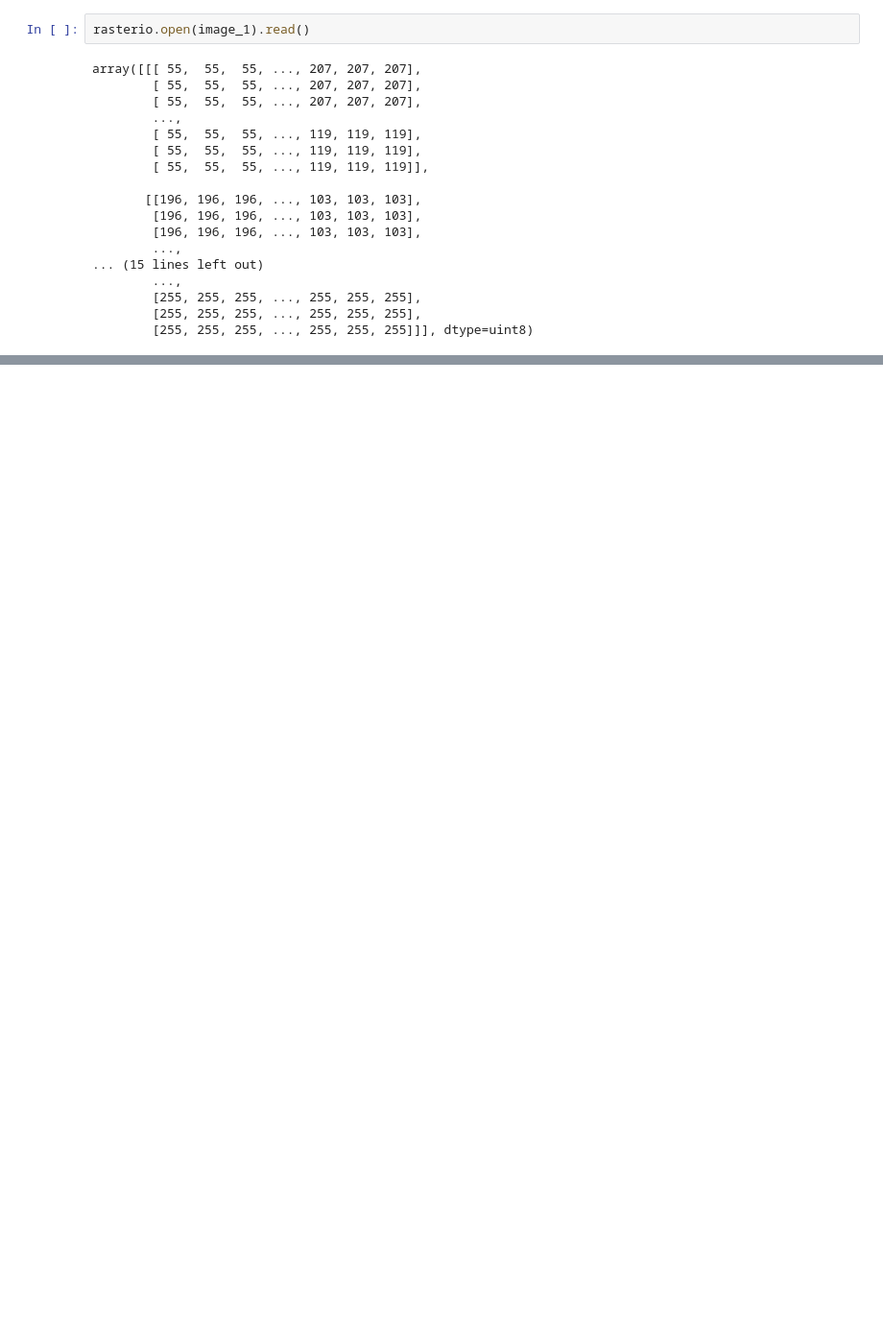
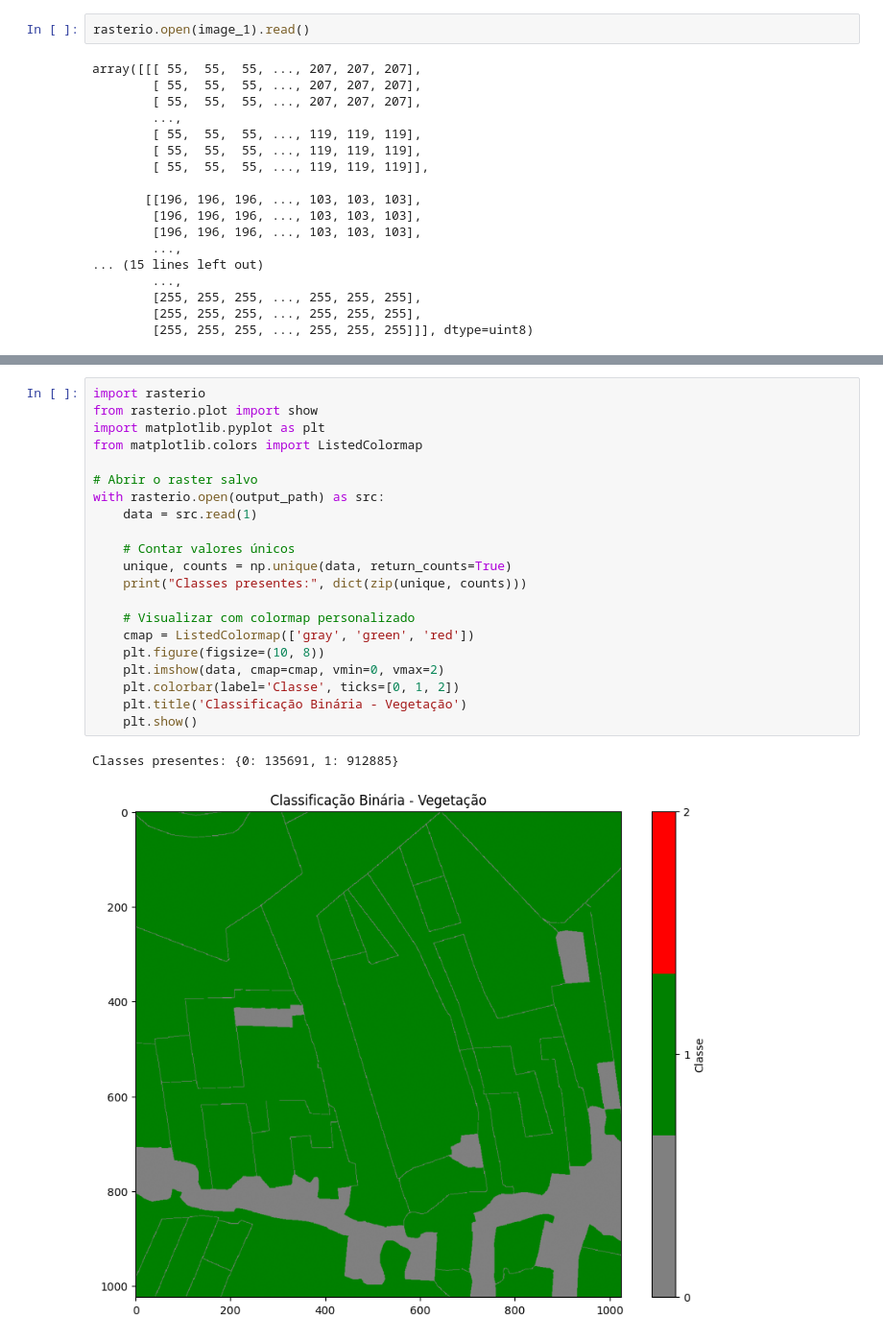
Before and after one commit to Thrakrien/geo-projects-car, a Jupyter notebook: testing_masks.ipynb, the cells around one changed output, grey strips where cells are left out. Shown at 96% size. Saved outputs shown, nothing was run; the diff lists cells and outputs as text; blank space fills up the shorter version.

```diff
--- a/testing_masks.ipynb
+++ b/testing_masks.ipynb
@@ -200,0 +210,24 @@ plt.show()
+# %%
+import rasterio
+from rasterio.plot import show
+import matplotlib.pyplot as plt
+from matplotlib.colors import ListedColormap
+
+# Abrir o raster salvo
+with rasterio.open(output_path) as src:
+    data = src.read(1)
+
+    # Contar valores únicos
+    unique, counts = np.unique(data, return_counts=True)
+    print("Classes presentes:", dict(zip(unique, counts)))
+
+    # Visualizar com colormap personalizado
+    cmap = ListedColormap(['gray', 'green', 'red'])
+    plt.figure(figsize=(10, 8))
+    plt.imshow(data, cmap=cmap, vmin=0, vmax=2)
+    plt.colorbar(label='Classe', ticks=[0, 1, 2])
+    plt.title('Classificação Binária - Vegetação')
+    plt.show()
+# %% [output]
+Classes presentes: {0: 135691, 1: 912885}
+[figure, added]
```
Also changed, not shown: parts of 4 cells of this notebook, 2 other files.
